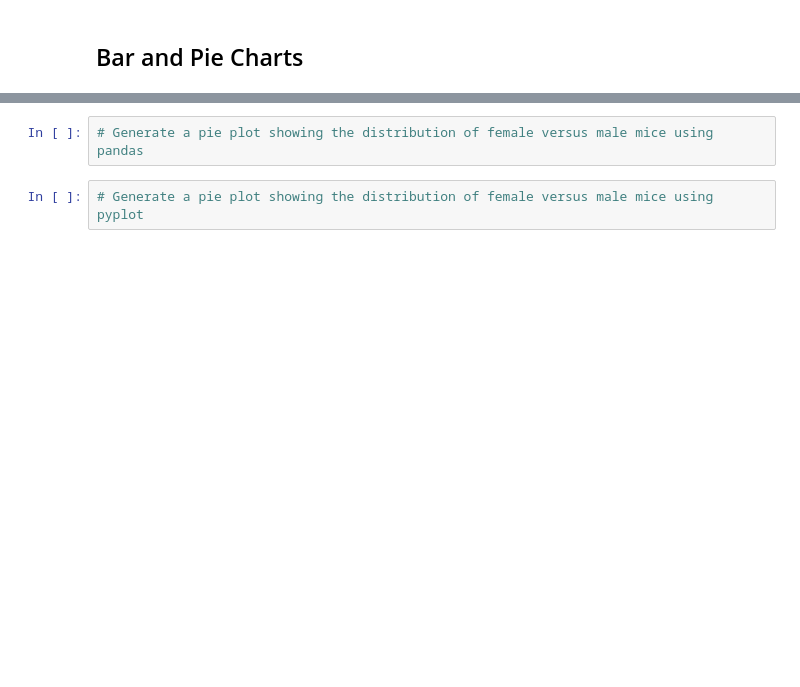
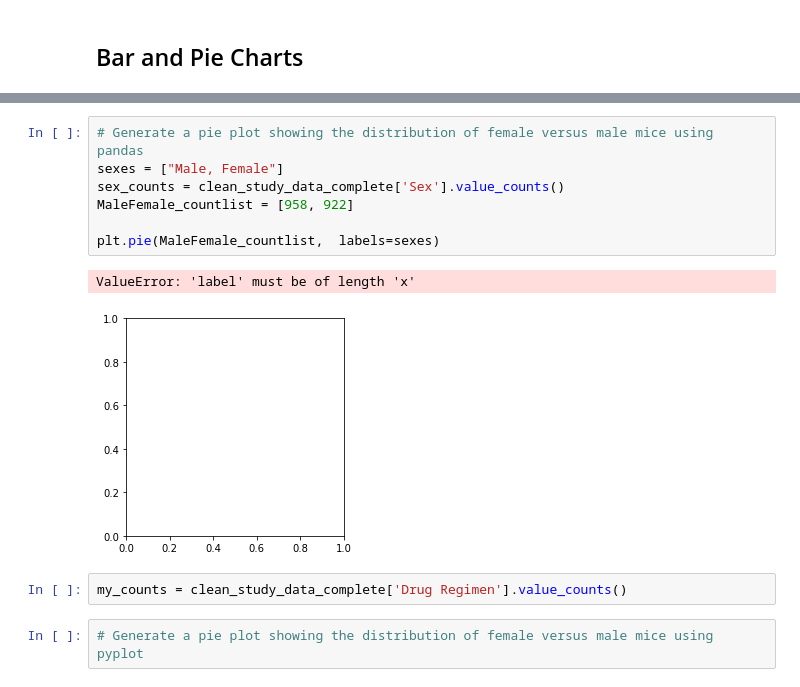
Before and after one commit to WACunninghamIV/Matplotlib_SCCDrugRegimens, a Jupyter notebook: Pymaceuticals/pymaceuticals_starter.ipynb, the cells around one changed output, grey strips where cells are left out. Drawn from its saved outputs; the diff is of its cells as text; blank space fills up the shorter version.

```diff
--- a/Pymaceuticals/pymaceuticals_starter.ipynb
+++ b/Pymaceuticals/pymaceuticals_starter.ipynb
@@ -200,5 +218,15 @@ ValueError: shape mismatch: objects cannot be broadcast to a single shape
 # %%
 # Generate a pie plot showing the distribution of female versus male mice using pandas
+sexes = ["Male, Female"]
+sex_counts = clean_study_data_complete['Sex'].value_counts()
+MaleFemale_countlist = [958, 922]
+
+plt.pie(MaleFemale_countlist,  labels=sexes)
+# %% [output]
+ValueError: 'label' must be of length 'x'
+[figure, added]
+# %%
+my_counts = clean_study_data_complete['Drug Regimen'].value_counts()
 # %%
 # Generate a pie plot showing the distribution of female versus male mice using pyplot
 # %% [markdown]
```
Also changed, not shown: parts of 3 cells of this notebook.
